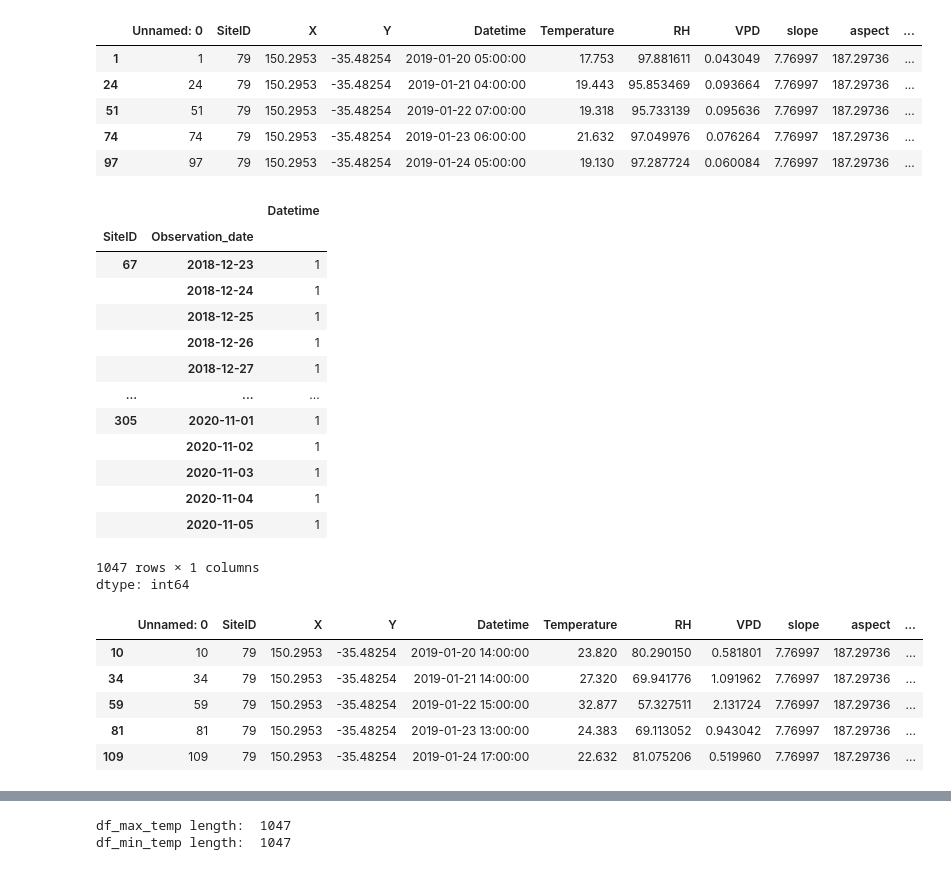
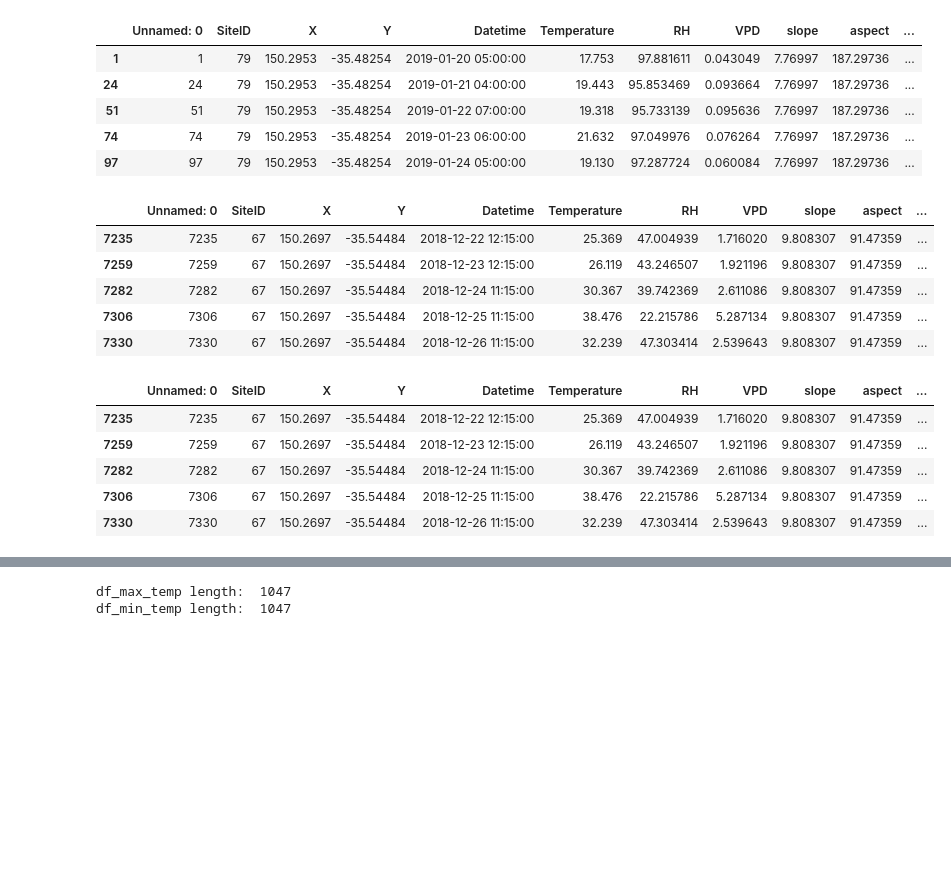
Before and after one commit to DiaPorntipa/nssn-fmc-data-compilation, a Jupyter notebook: Codes/SILO_data_compliation.ipynb, the cells around one changed output, grey strips where cells are left out. Cells and saved outputs as stored; diff of their text form; code cells hidden in the pictures; blank space fills up the shorter version.

Commit message:
Choose the observations with lowest RH when there are multiple day min temp or day max temp observations

```diff
--- a/Codes/SILO_data_compliation.ipynb
+++ b/Codes/SILO_data_compliation.ipynb
@@ -122,28 +122,26 @@ In-situ day minimum temperature observations:
 # %%
 # Use only one observation per sit per day
 
-df_max_temp = df_max_temp.drop_duplicates(subset=['SiteID', 'Observation_date'])
-df_min_temp = df_min_temp.drop_duplicates(subset=['SiteID', 'Observation_date'])
+df_max_temp = df_max_temp.loc[
+    df_max_temp.groupby(['SiteID', 'Observation_date'])['RH'].idxmin()
+]
+df_min_temp = df_min_temp.loc[
+    df_min_temp.groupby(['SiteID', 'Observation_date'])['RH'].idxmin()
+]
 df_max_temp.head()
 
 # Investigating the number of obs per site per day
 # df_max_temp.groupby(['SiteID', 'Observation_date'])['Datetime'].apply(lambda x: x.nunique())
+# Check the accuracy of the code
+# import datetime
+# df_max_temp[(df_max_temp['SiteID'] == 264) & (df_max_temp['Observation_date'] == datetime.date(2020, 3, 21))]
 # %% [output]
-|  |  | Datetime |
-| SiteID | Observation_date |  |
-| 67 | 2018-12-23 | 1 |
-|  | 2018-12-24 | 1 |
-|  | 2018-12-25 | 1 |
-|  | 2018-12-26 | 1 |
-|  | 2018-12-27 | 1 |
-| ... | ... | ... |
-| 305 | 2020-11-01 | 1 |
-|  | 2020-11-02 | 1 |
-|  | 2020-11-03 | 1 |
-|  | 2020-11-04 | 1 |
-|  | 2020-11-05 | 1 |
+|  | Unnamed: 0 | SiteID | X | Y | Datetime | Temperature | RH | VPD | slope | aspect | ... |
+| 7235 | 7235 | 67 | 150.2697 | -35.54484 | 2018-12-22 12:15:00 | 25.369 | 47.004939 | 1.716020 | 9.808307 | 91.47359 | ... |
+| 7259 | 7259 | 67 | 150.2697 | -35.54484 | 2018-12-23 12:15:00 | 26.119 | 43.246507 | 1.921196 | 9.808307 | 91.47359 | ... |
+| 7282 | 7282 | 67 | 150.2697 | -35.54484 | 2018-12-24 11:15:00 | 30.367 | 39.742369 | 2.611086 | 9.808307 | 91.47359 | ... |
+| 7306 | 7306 | 67 | 150.2697 | -35.54484 | 2018-12-25 11:15:00 | 38.476 | 22.215786 | 5.287134 | 9.808307 | 91.47359 | ... |
+| 7330 | 7330 | 67 | 150.2697 | -35.54484 | 2018-12-26 11:15:00 | 32.239 | 47.303414 | 2.539643 | 9.808307 | 91.47359 | ... |
-1047 rows × 1 columns
-dtype: int64
 # %%
 # Fill in df with silo data at the hottest time of the day (max_temp, RH_tmax)
 
@@ -163,11 +161,11 @@ df_max_temp['silo_RH'] = df_max_temp.apply(lambda row: get_silo_value(row, 'rh_t
 df_max_temp.head()
 # %% [output]
 |  | Unnamed: 0 | SiteID | X | Y | Datetime | Temperature | RH | VPD | slope | aspect | ... |
-| 10 | 10 | 79 | 150.2953 | -35.48254 | 2019-01-20 14:00:00 | 23.820 | 80.290150 | 0.581801 | 7.76997 | 187.29736 | ... |
-| 34 | 34 | 79 | 150.2953 | -35.48254 | 2019-01-21 14:00:00 | 27.320 | 69.941776 | 1.091962 | 7.76997 | 187.29736 | ... |
-| 59 | 59 | 79 | 150.2953 | -35.48254 | 2019-01-22 15:00:00 | 32.877 | 57.327511 | 2.131724 | 7.76997 | 187.29736 | ... |
-| 81 | 81 | 79 | 150.2953 | -35.48254 | 2019-01-23 13:00:00 | 24.383 | 69.113052 | 0.943042 | 7.76997 | 187.29736 | ... |
-| 109 | 109 | 79 | 150.2953 | -35.48254 | 2019-01-24 17:00:00 | 22.632 | 81.075206 | 0.519960 | 7.76997 | 187.29736 | ... |
+| 7235 | 7235 | 67 | 150.2697 | -35.54484 | 2018-12-22 12:15:00 | 25.369 | 47.004939 | 1.716020 | 9.808307 | 91.47359 | ... |
+| 7259 | 7259 | 67 | 150.2697 | -35.54484 | 2018-12-23 12:15:00 | 26.119 | 43.246507 | 1.921196 | 9.808307 | 91.47359 | ... |
+| 7282 | 7282 | 67 | 150.2697 | -35.54484 | 2018-12-24 11:15:00 | 30.367 | 39.742369 | 2.611086 | 9.808307 | 91.47359 | ... |
+| 7306 | 7306 | 67 | 150.2697 | -35.54484 | 2018-12-25 11:15:00 | 38.476 | 22.215786 | 5.287134 | 9.808307 | 91.47359 | ... |
+| 7330 | 7330 | 67 | 150.2697 | -35.54484 | 2018-12-26 11:15:00 | 32.239 | 47.303414 | 2.539643 | 9.808307 | 91.47359 | ... |
 # %%
 # Fill in df with silo data at the coldest time of the day (min_temp, RH_tmin)
 
```
Also changed, not shown: parts of 2 cells of this notebook.
